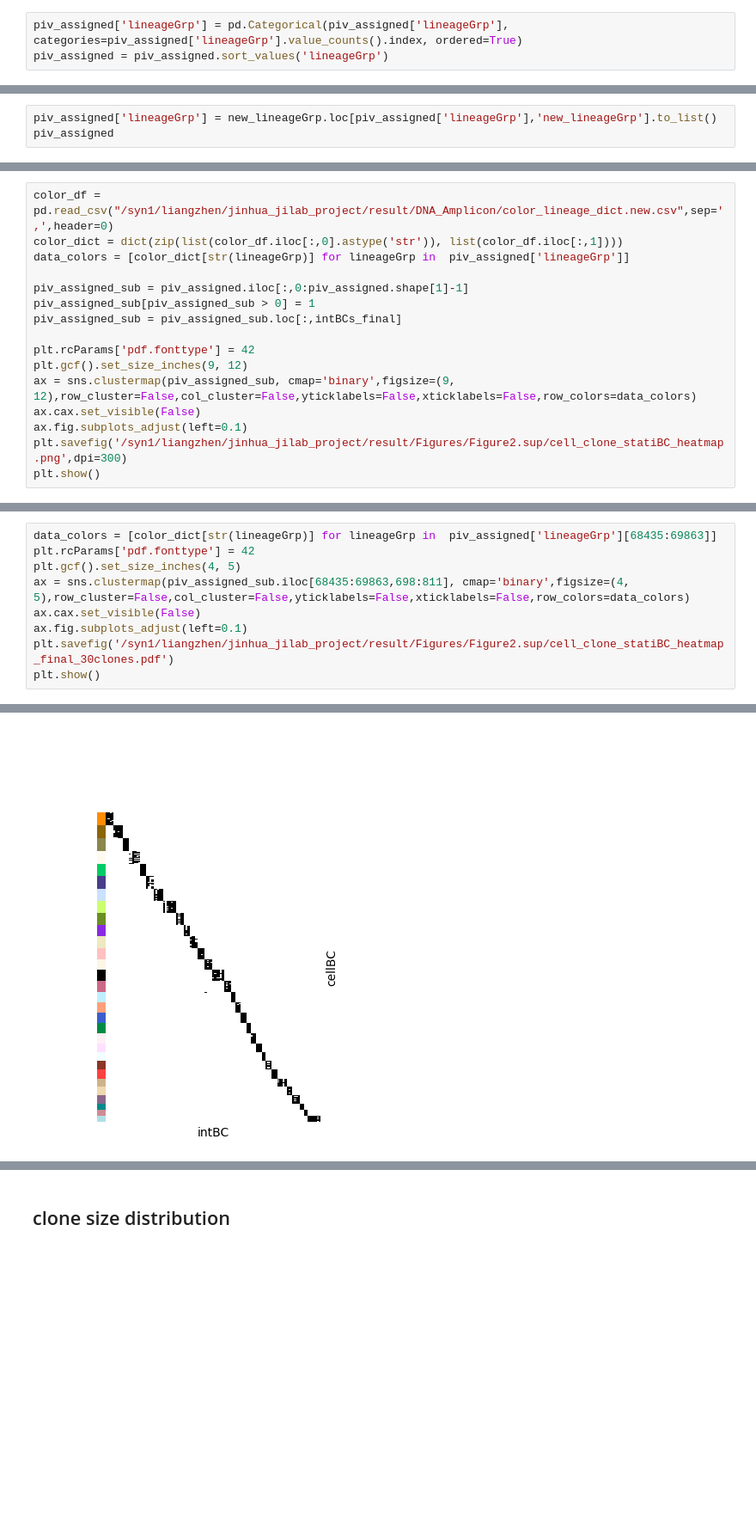
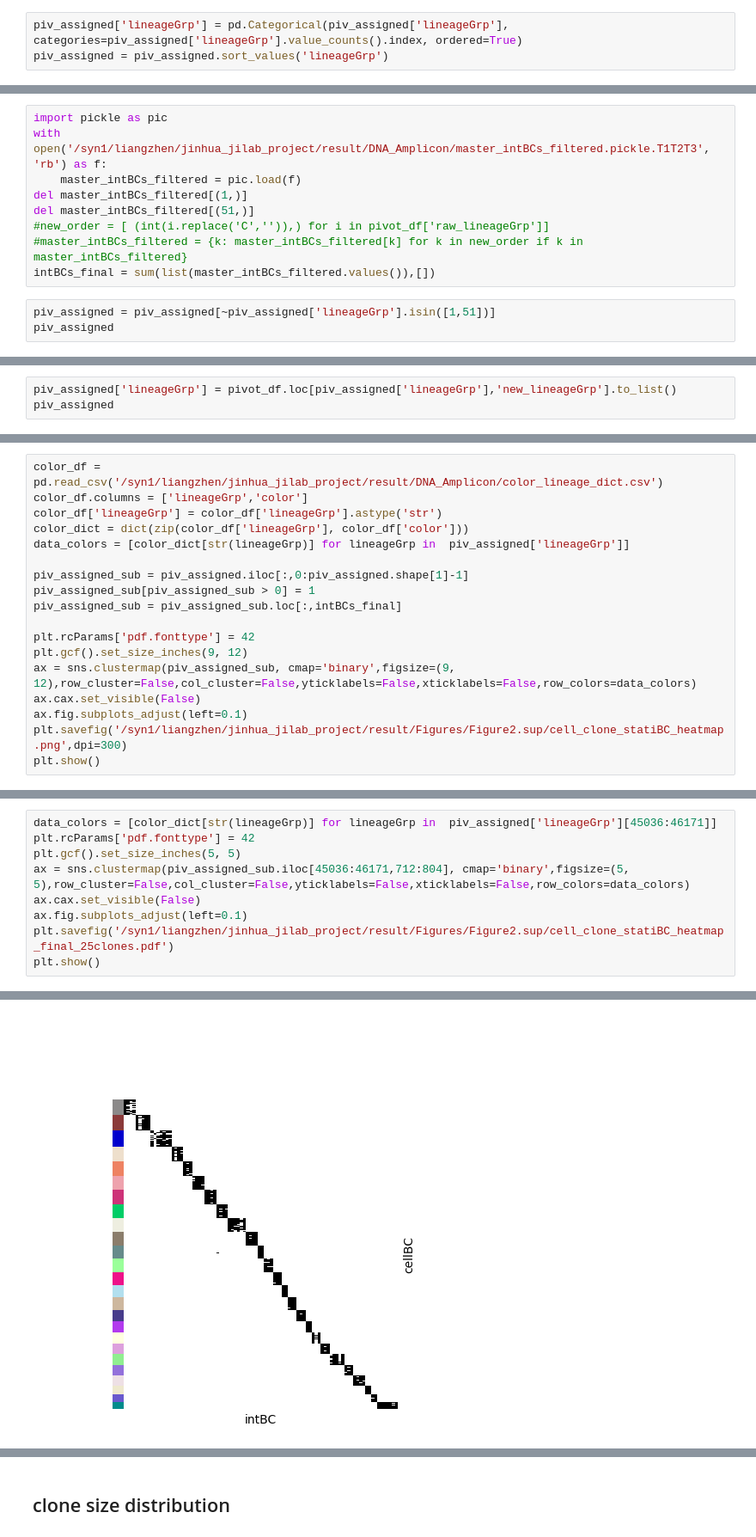
Before and after one commit to liangzhenhou/eTRACER, a Jupyter notebook: LineageTracing/scRNA/step02_clone_detection_and_plot_clonal_dynamics.ipynb, the cells around one changed output, grey strips where cells are left out. Shown at 86% size. Cells and saved outputs as stored; diff of their text form; blank space fills up the shorter version.

```diff
--- a/LineageTracing/scRNA/step02_clone_detection_and_plot_clonal_dynamics.ipynb
+++ b/LineageTracing/scRNA/step02_clone_detection_and_plot_clonal_dynamics.ipynb
@@ -898,0 +1016,12 @@ new_lineageGrp
+# %%
+import pickle as pic
+with open('/syn1/liangzhen/jinhua_jilab_project/result/DNA_Amplicon/master_intBCs_filtered.pickle.T1T2T3', 'rb') as f:
+    master_intBCs_filtered = pic.load(f)
+del master_intBCs_filtered[(1,)]
+del master_intBCs_filtered[(51,)]
+#new_order = [ (int(i.replace('C','')),) for i in pivot_df['raw_lineageGrp']]
+#master_intBCs_filtered = {k: master_intBCs_filtered[k] for k in new_order if k in master_intBCs_filtered}
+intBCs_final = sum(list(master_intBCs_filtered.values()),[])
+# %%
+piv_assigned = piv_assigned[~piv_assigned['lineageGrp'].isin([1,51])]
+piv_assigned
@@ -917,4 +1066,4 @@ piv_assigned
 # %%
-piv_assigned['lineageGrp'] = new_lineageGrp.loc[piv_assigned['lineageGrp'],'new_lineageGrp'].to_list()
+piv_assigned['lineageGrp'] = pivot_df.loc[piv_assigned['lineageGrp'],'new_lineageGrp'].to_list()
 piv_assigned
 # %% [output]
@@ -935,6 +1112,8 @@ piv_assigned
 # %%
-color_df = pd.read_csv("/syn1/liangzhen/jinhua_jilab_project/result/DNA_Amplicon/color_lineage_dict.new.csv",sep=',',header=0)
-color_dict = dict(zip(list(color_df.iloc[:,0].astype('str')), list(color_df.iloc[:,1])))
+color_df = pd.read_csv('/syn1/liangzhen/jinhua_jilab_project/result/DNA_Amplicon/color_lineage_dict.csv')
+color_df.columns = ['lineageGrp','color']
+color_df['lineageGrp'] = color_df['lineageGrp'].astype('str')
+color_dict = dict(zip(color_df['lineageGrp'], color_df['color']))
 data_colors = [color_dict[str(lineageGrp)] for lineageGrp in  piv_assigned['lineageGrp']]
 
 piv_assigned_sub = piv_assigned.iloc[:,0:piv_assigned.shape[1]-1]
@@ -954,10 +1154,10 @@ plt.show()
 # %%
-data_colors = [color_dict[str(lineageGrp)] for lineageGrp in  piv_assigned['lineageGrp'][68435:69863]]
+data_colors = [color_dict[str(lineageGrp)] for lineageGrp in  piv_assigned['lineageGrp'][45036:46171]]
 plt.rcParams['pdf.fonttype'] = 42
-plt.gcf().set_size_inches(4, 5)
-ax = sns.clustermap(piv_assigned_sub.iloc[68435:69863,698:811], cmap='binary',figsize=(4, 5),row_cluster=False,col_cluster=False,yticklabels=False,xticklabels=False,row_colors=data_colors)
+plt.gcf().set_size_inches(5, 5)
+ax = sns.clustermap(piv_assigned_sub.iloc[45036:46171,712:804], cmap='binary',figsize=(5, 5),row_cluster=False,col_cluster=False,yticklabels=False,xticklabels=False,row_colors=data_colors)
 ax.cax.set_visible(False)
 ax.fig.subplots_adjust(left=0.1)
-plt.savefig('/syn1/liangzhen/jinhua_jilab_project/result/Figures/Figure2.sup/cell_clone_statiBC_heatmap_final_30clones.pdf')
+plt.savefig('/syn1/liangzhen/jinhua_jilab_project/result/Figures/Figure2.sup/cell_clone_statiBC_heatmap_final_25clones.pdf')
 plt.show()
 # %% [output]
@@ -965 +1165 @@ plt.show()
-[figure, old version]
+[figure, new version]
```
Also changed, not shown: parts of 104 cells of this notebook.
